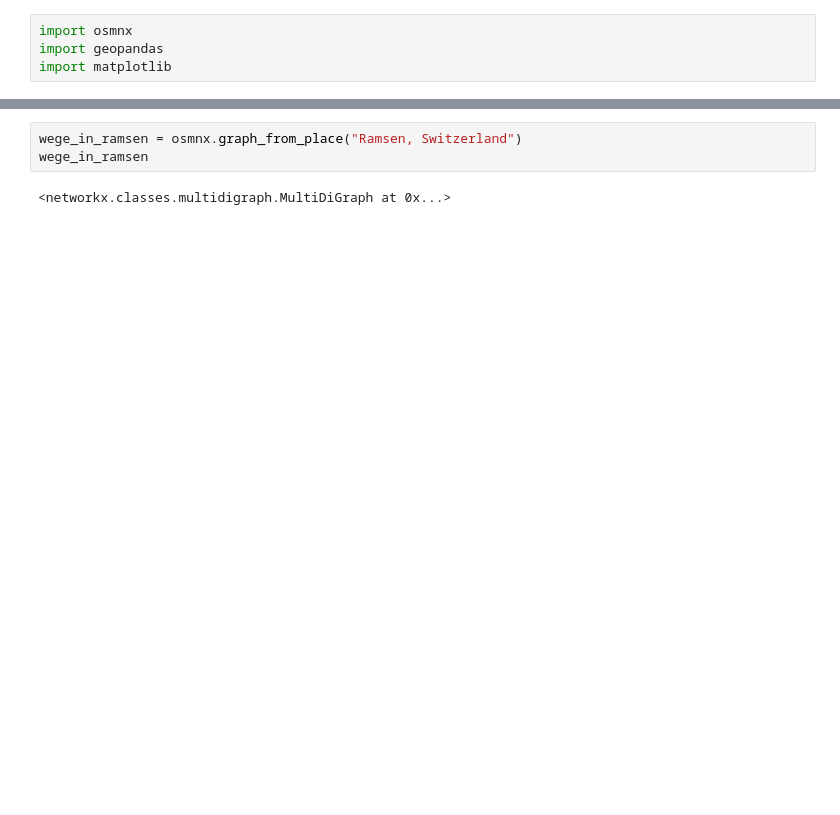
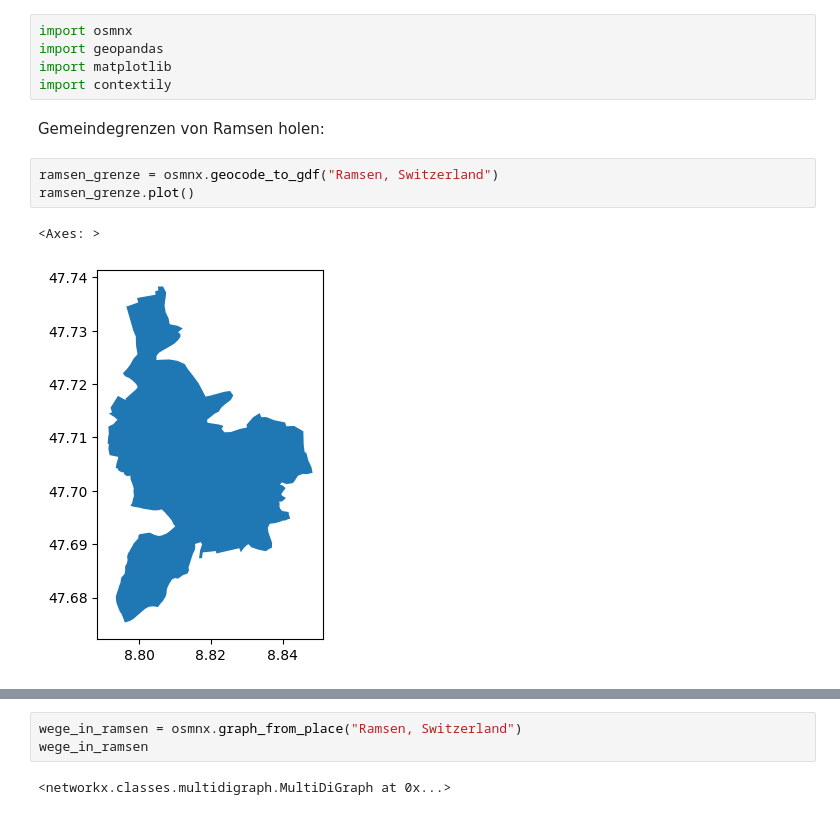
Before and after one commit to edgarbutwilowski/distanzen_spielplaetze_ramsen_py, a Jupyter notebook: distanzen_spielplaetze_ramsen.ipynb, the cells around one changed output, grey strips where cells are left out. Saved outputs shown, nothing was run; the diff lists cells and outputs as text; blank space fills up the shorter version.

```diff
--- a/distanzen_spielplaetze_ramsen.ipynb
+++ b/distanzen_spielplaetze_ramsen.ipynb
@@ -24,3 +7,12 @@ Requirement already satisfied: colorama in x:\users\edgar\vscode\distanzen_spiel
 import osmnx
 import geopandas
 import matplotlib
+import contextily
+# %% [markdown]
+Gemeindegrenzen von Ramsen holen:
+# %%
+ramsen_grenze = osmnx.geocode_to_gdf("Ramsen, Switzerland")
+ramsen_grenze.plot()
+# %% [output]
+<Axes: >
+[figure, added]
```
Also changed, not shown: parts of 8 cells of this notebook.
